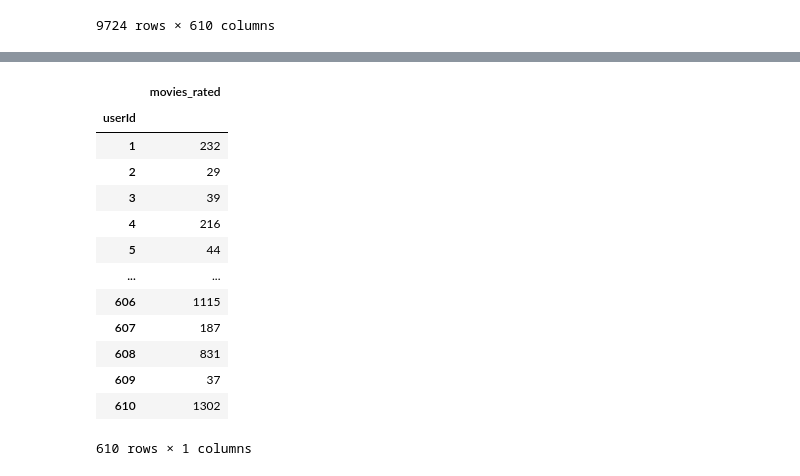
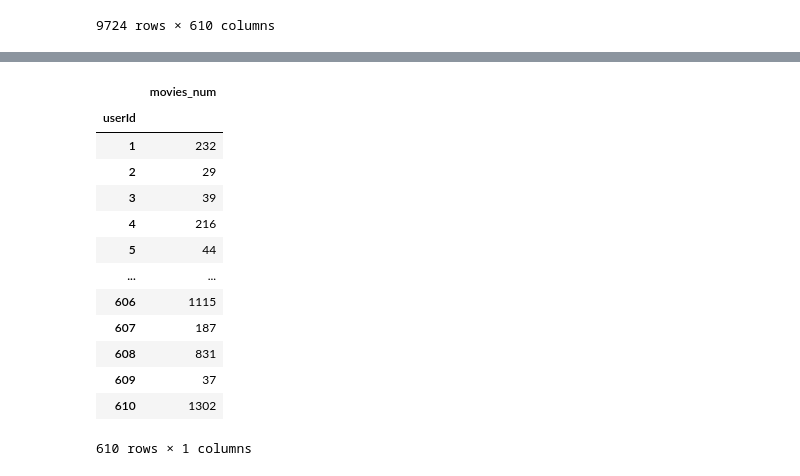
Before and after one commit to khs4140/RecommendSystem, a Jupyter notebook: 03.simpeRecommend.ipynb, the cells around one changed output, grey strips where cells are left out. Saved outputs shown, nothing was run; the diff lists cells and outputs as text; code cells hidden in the pictures.

```diff
--- a/03.simpeRecommend.ipynb
+++ b/03.simpeRecommend.ipynb
@@ -109,10 +109,14 @@ print(user_movie_mat)
   (9722, 183)   3.5
   (9723, 330)   4.0
 # %%
-pd.DataFrame(data = [sum(list(user_movie_pivot[int(x)].value_counts())[1:]) for x in user_movie_pivot.columns],
-             index = user_movie_pivot.columns, columns=['movies_rated'])
+## 한 사용자가 영화에 매긴 수 => movies_rated
+
+user_scores_df= pd.DataFrame(data = [sum(list(user_movie_pivot[int(x)].value_counts())[1:]) for x in user_movie_pivot.columns],
+                            index = user_movie_pivot.columns, columns=['movies_num'])
+
+user_scores_df
 # %% [output]
-|  | movies_rated |
+|  | movies_num |
 | userId |  |
 | 1 | 232 |
 | 2 | 29 |
```
Also changed, not shown: parts of 44 cells of this notebook.
